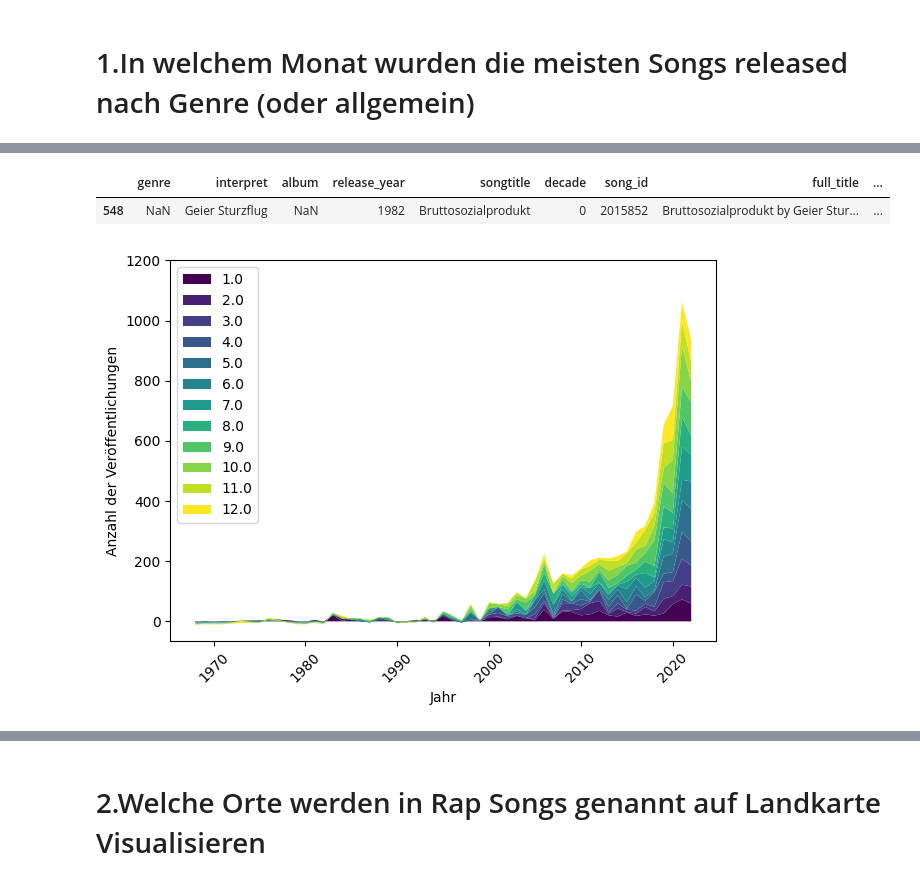
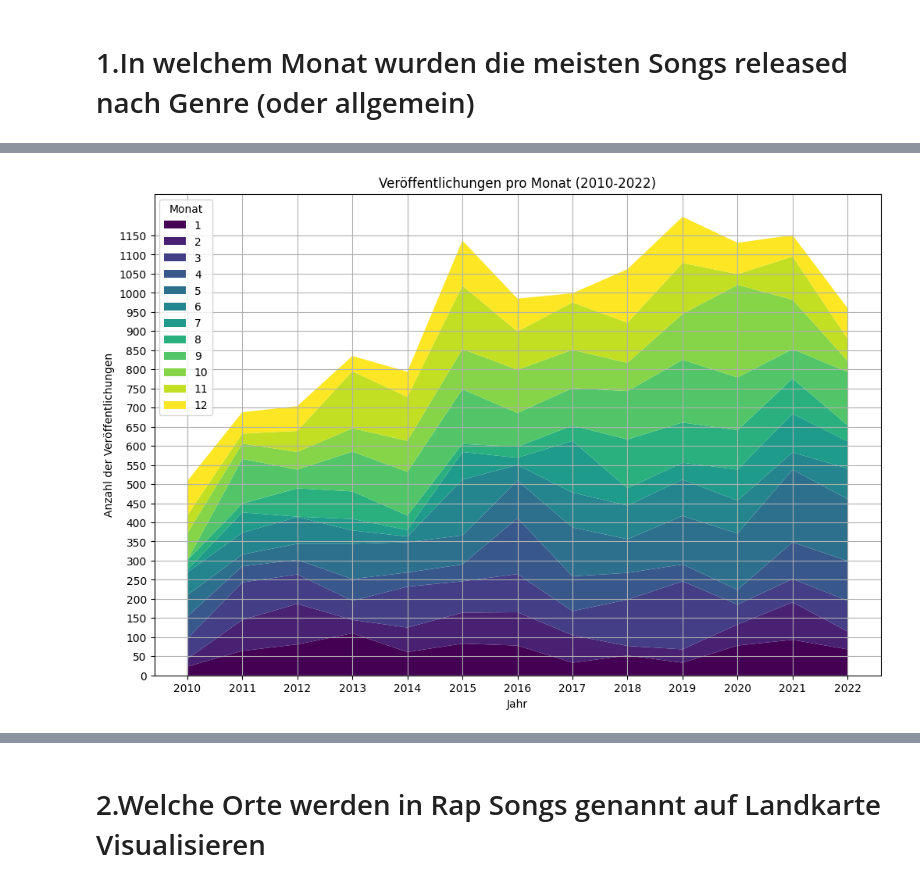
Before and after one commit to Richard-Sieg-TH-Koln/statistik-1-team-2, a Jupyter notebook: notebooks/marc_biehl.ipynb, the cells around one changed output, grey strips where cells are left out. Saved outputs shown, nothing was run; the diff lists cells and outputs as text; code cells hidden in the pictures.

Commit message:
Finale Verbesserungen und optimierung der Dokumentation

```diff
--- a/notebooks/marc_biehl.ipynb
+++ b/notebooks/marc_biehl.ipynb
@@ -3,5 +13,5 @@ import pandas as pd
 # %%
-data = pd.read_csv('../data/raw/dataset_cleaned_file_v7.csv')
+data = pd.read_csv('..\\data\\processed\\songs_complete_final_no_nan.csv')
 # %%
 data.value_counts('genre')
 data.head()
@@ -16,7 +26,8 @@ data.head()
 # 1.In welchem Monat wurden die meisten Songs released nach Genre (oder allgemein)
 # %%
 # Extrahiere den Monat aus der Spalte "release_date_for_display" und füge ihn in eine neue Spalte namens "month" ein
-data["month"] = pd.to_datetime(data["release_date_for_display"]).dt.month.fillna(0).astype(int)
+data["month"] = pd.to_datetime(data["release_date"]).dt.month.fillna(0).astype(int)
 
 # Zeige das DataFrame mit der neuen "month"-Spalte an
 year_1982_data = data[data["release_year"] == 1982]
+year_1982_data
@@ -23,50 +43,39 @@ year_1982_data = data[data["release_year"] == 1982]
-# %%
-year_1982_data = data[(data["release_year"] == 1982) & (data["release_date_components_raw"].notnull())]
-year_1982_data
-# %% [output]
-|  | genre | interpret | album | release_year | songtitle | decade | song_id | full_title | ... |
-| 548 | NaN | Geier Sturzflug | NaN | 1982 | Bruttosozialprodukt | 0 | 2015852 | Bruttosozialprodukt by Geier Stur... | ... |
 # %%
+import matplotlib.pyplot as plt
 import numpy as np
-import matplotlib.pyplot as plt
-import mplcursors
 
-# Ersetze NaN-Werte in der Spalte "months" durch -1
-songs_per_year_month_filled = songs_per_year_month.fillna(-1)
+# Filtere den DataFrame für den Zeitraum von 2010 bis 2022
+filtered_data = data[(data['release_year'] >= 2010) & (data['release_year'] <= 2022)]
 
-# Wandle die Spalte "months" in Integer um
-songs_per_year_month_filtered = songs_per_year_month_filled.astype(int)
-
-# Filtere Jahre von 1968 bis 2022
-songs_per_year_month_filtered = songs_per_year_month_filtered.loc[1968:2022]
+# Zähle die Anzahl der eindeutigen Veröffentlichungen pro Monat pro Jahr
+releases_per_month = filtered_data.groupby(['release_year', 'month']).size().unstack().fillna(0)
 
 # Definiere die Farben für jeden Monat
-num_months = songs_per_year_month_filtered.shape[1]
+num_months = releases_per_month.shape[1]
 colors = plt.cm.viridis(np.linspace(0, 1, num_months))
 
-# Plotten der gestapelten Linien mit individuellen Farben pro Monat
-lines = plt.stackplot(
-    songs_per_year_month_filtered.index,
-    songs_per_year_month_filtered.values.T,
-    labels=songs_per_year_month_filtered.columns,
+# Plotten des gestapelten Liniendiagramms mit individuellen Farben pro Monat
+fig, ax = plt.subplots(figsize=(12, 8))
+lines = ax.stackplot(
+    releases_per_month.index,
+    releases_per_month.values.T,
+    labels=releases_per_month.columns,
     colors=colors
 )
 
 # Einstellungen für das Diagramm
-plt.xlabel("Jahr")
-plt.ylabel("Anzahl der Veröffentlichungen")
-plt.legend(loc="upper left")
+ax.set_xlabel("Jahr")
+ax.set_ylabel("Anzahl der Veröffentlichungen")
+ax.set_title("Veröffentlichungen pro Monat (2010-2022)")
+ax.legend(title="Monat", loc="upper left")
+ax.grid(True)
 
 # Anpassung der Achsenbeschriftungen
-plt.xticks(rotation=45)
-plt.yticks(range(0, 1201, 200))
-
-# Hinzufügen von Tooltips für die einzelnen Punkte
-cursors = mplcursors.cursor(lines, hover=True)
-cursors.connect("add", lambda sel: sel.annotation.set_text(f"Count: {sel.target[1]:.0f}"))
+ax.set_xticks(releases_per_month.index)
+max_value = np.sum(releases_per_month.values, axis=1).max()
+ax.set_yticks(range(0, int(max_value) + 1, 50))
 
 # Anzeigen des Diagramms
-plt.tight_layout()
 plt.show()
 # %% [output]
-[figure, old version]
+[figure, new version]
```
Also changed, not shown: parts of 33 cells of this notebook.
